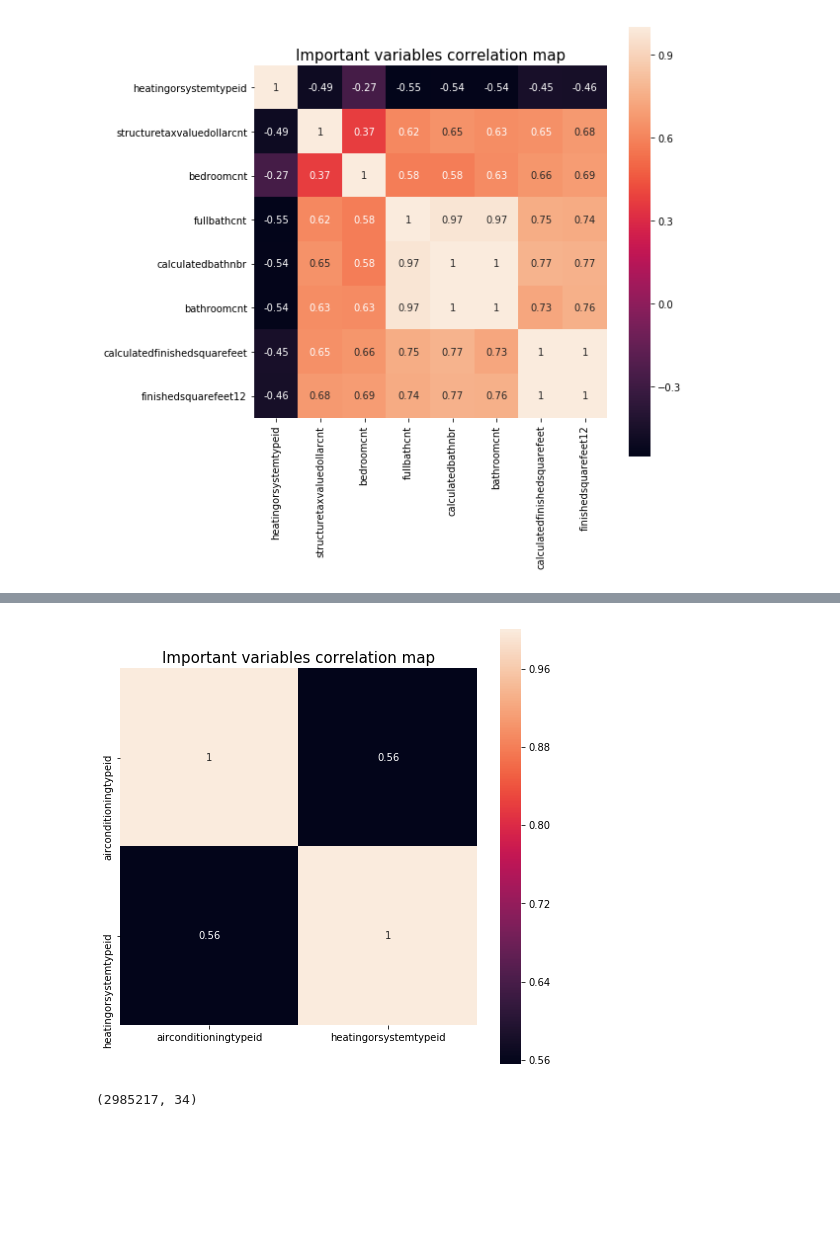
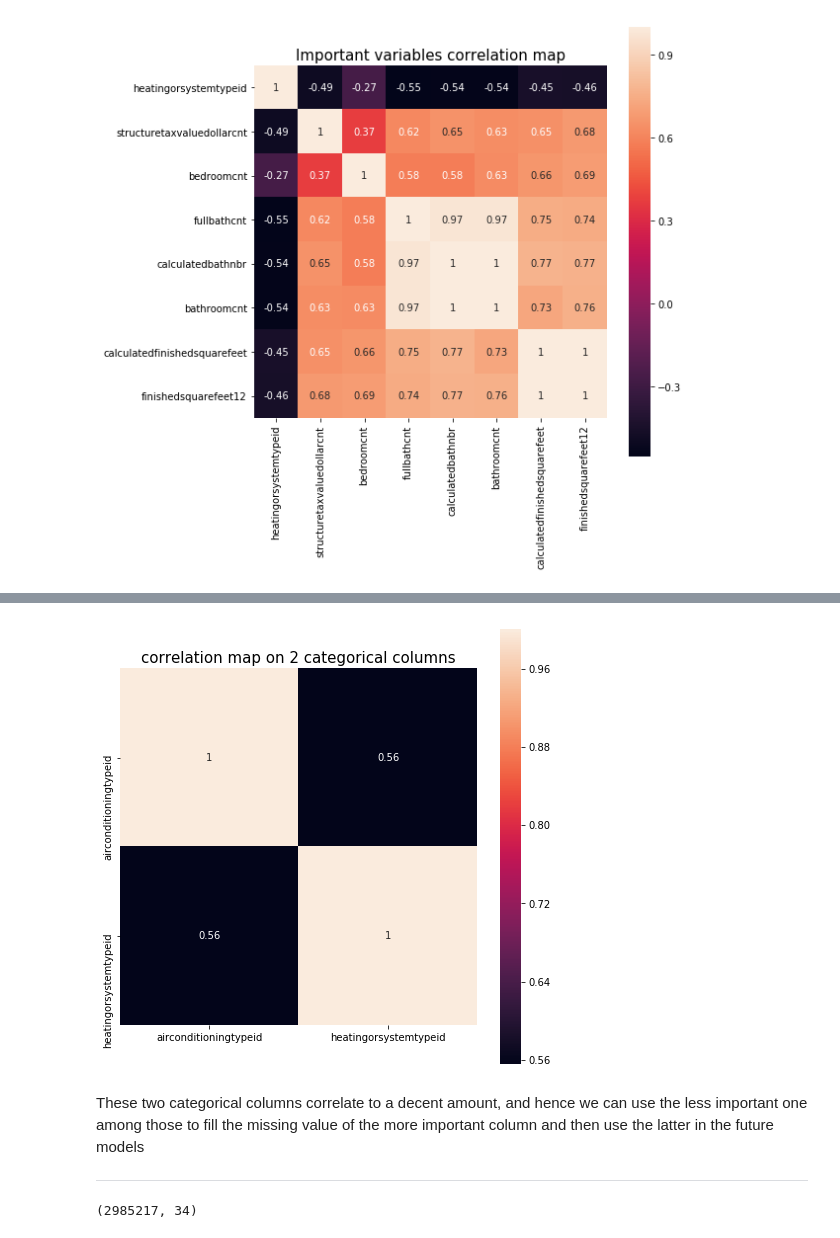
Before and after one commit to jayybhatt/Data-Science-Fundamentals, a Jupyter notebook: HW2/HW2.ipynb, the cells around one changed output, grey strips where cells are left out. Saved outputs shown, nothing was run; the diff lists cells and outputs as text; code cells hidden in the pictures; blank space fills up the shorter version.

```diff
--- a/HW2/HW2.ipynb
+++ b/HW2/HW2.ipynb
@@ -494,22 +580,23 @@ saving clean data to prop_data_clean.csv
 # %%
 prop_data = pd.read_csv("./prop_data_clean.csv", index_col=0)
 prop_data_new = prop_data.fillna(-1)
 
 # Now let us look at the correlation coefficient of each of these variables #
 cols_to_use = [col for col in prop_data_new.columns if col in ['airconditioningtypeid', 'heatingorsystemtypeid']]
 
-# cols_to_use = corr_df_sel.col_labels.tolist()
-
 temp_df = prop_data[cols_to_use]
 corrmat = temp_df.corr(method="spearman")
 f, ax = plt.subplots(figsize=(8, 8))
 
 # Draw the heatmap using seaborn
 sb.heatmap(corrmat, vmax=1., square=True, annot=True)
-plt.title("Important variables correlation map", fontsize=15)
+plt.title("correlation map on 2 categorical columns", fontsize=15)
 plt.show()
 # %% [output]
-[figure, old version]
+[figure, new version]
+# %% [markdown]
+These two categorical columns correlate to a decent amount, and hence we can use the less important one among those to fill the missing value of the more important column and then use the latter in the future models
+***
 # %%
 prop_data.shape
 # %% [output]
```
Also changed, not shown: parts of 83 cells of this notebook, 5 other files.
